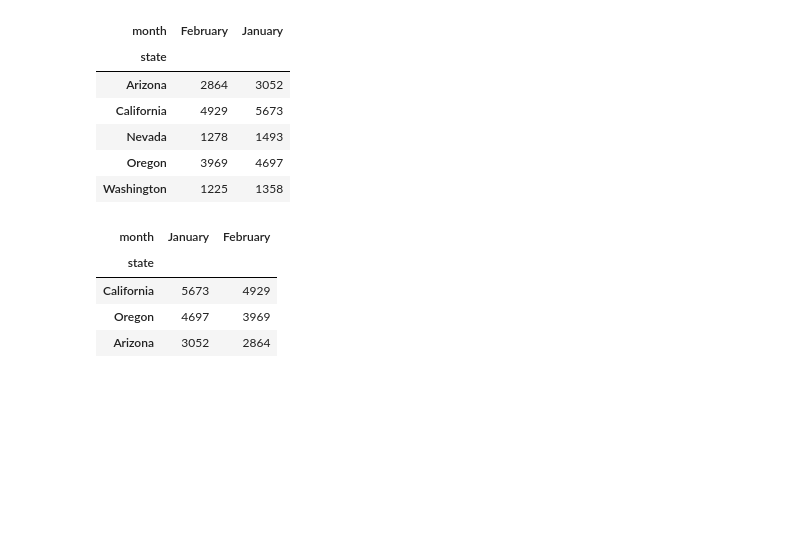
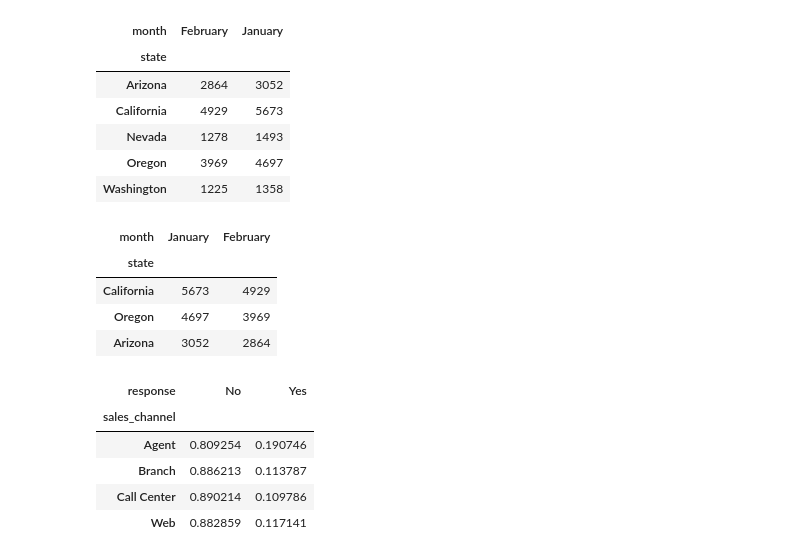
Before and after one commit to AlexMateu21/lab-dw-data-aggregation-and-filtering, a Jupyter notebook: lab-dw-aggregating.ipynb, the cells around one changed output. Saved outputs shown, nothing was run; the diff lists cells and outputs as text; code cells hidden in the pictures; blank space fills up the shorter version.

```diff
--- a/lab-dw-aggregating.ipynb
+++ b/lab-dw-aggregating.ipynb
@@ -315,3 +315,16 @@ policies_top3
 | California | 5673 | 4929 |
 | Oregon | 4697 | 3969 |
 | Arizona | 3052 | 2864 |
+# %%
+#7. The marketing team wants to analyze the effect of different marketing channels on the customer response rate.
+
+response_rate = df.groupby("sales_channel")["response"].value_counts(normalize=True).unstack()
+
+response_rate
+# %% [output]
+| response | No | Yes |
+| sales_channel |  |  |
+| Agent | 0.809254 | 0.190746 |
+| Branch | 0.886213 | 0.113787 |
+| Call Center | 0.890214 | 0.109786 |
+| Web | 0.882859 | 0.117141 |
```
